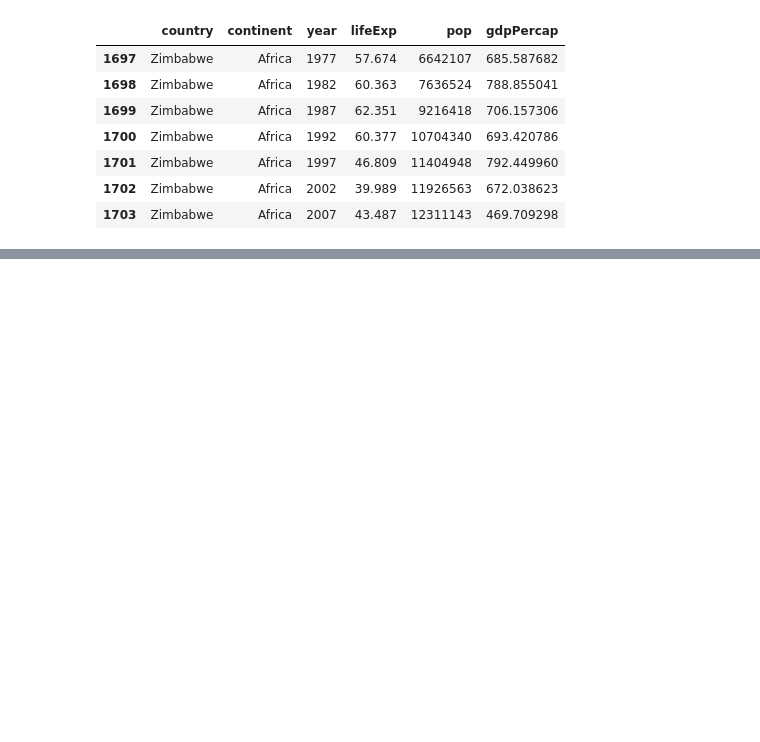
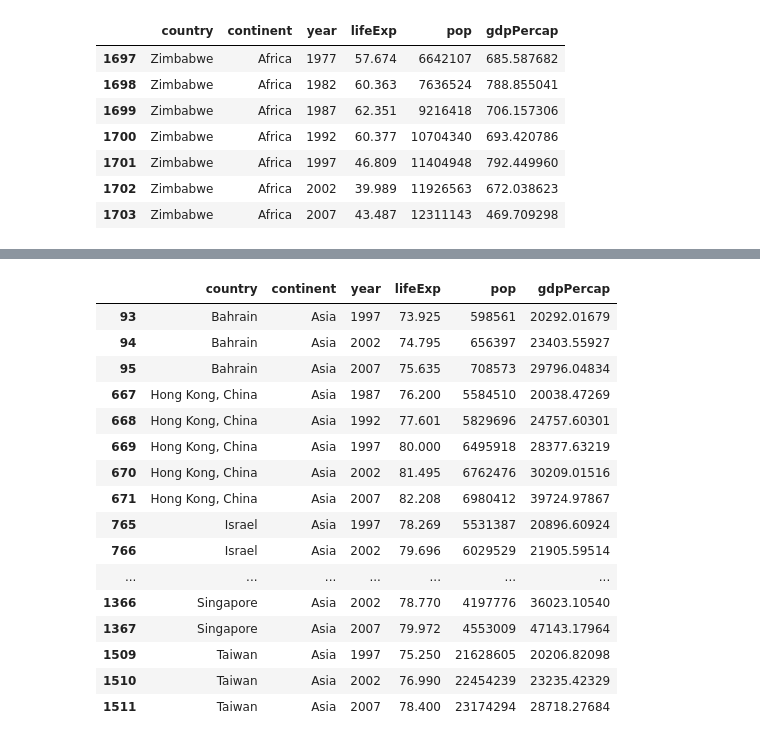
Before and after one commit to JakeOh/202006_iw_pyda_wkd, a Jupyter notebook: py11_dataframe.ipynb, the cells around one changed output, grey strips where cells are left out. Cells and saved outputs as stored; diff of their text form; code cells hidden in the pictures; blank space fills up the shorter version.

```diff
--- a/py11_dataframe.ipynb
+++ b/py11_dataframe.ipynb
@@ -94,0 +205,24 @@ gapminder.iloc[-7:]
+# %%
+# Asia 대륙에서 1인당 GDP가 20,000 이상인 자료에서
+# 나라 이름, 연도, 1인당 GDP를 출력
+subset = gapminder[(gapminder['continent'] == 'Asia') &
+                   (gapminder['gdpPercap'] >= 20_000)]
+subset
+# %% [output]
+|  | country | continent | year | lifeExp | pop | gdpPercap |
+| 93 | Bahrain | Asia | 1997 | 73.925 | 598561 | 20292.01679 |
+| 94 | Bahrain | Asia | 2002 | 74.795 | 656397 | 23403.55927 |
+| 95 | Bahrain | Asia | 2007 | 75.635 | 708573 | 29796.04834 |
+| 667 | Hong Kong, China | Asia | 1987 | 76.200 | 5584510 | 20038.47269 |
+| 668 | Hong Kong, China | Asia | 1992 | 77.601 | 5829696 | 24757.60301 |
+| 669 | Hong Kong, China | Asia | 1997 | 80.000 | 6495918 | 28377.63219 |
+| 670 | Hong Kong, China | Asia | 2002 | 81.495 | 6762476 | 30209.01516 |
+| 671 | Hong Kong, China | Asia | 2007 | 82.208 | 6980412 | 39724.97867 |
+| 765 | Israel | Asia | 1997 | 78.269 | 5531387 | 20896.60924 |
+| 766 | Israel | Asia | 2002 | 79.696 | 6029529 | 21905.59514 |
+| ... | ... | ... | ... | ... | ... | ... |
+| 1366 | Singapore | Asia | 2002 | 78.770 | 4197776 | 36023.10540 |
+| 1367 | Singapore | Asia | 2007 | 79.972 | 4553009 | 47143.17964 |
+| 1509 | Taiwan | Asia | 1997 | 75.250 | 21628605 | 20206.82098 |
+| 1510 | Taiwan | Asia | 2002 | 76.990 | 22454239 | 23235.42329 |
+| 1511 | Taiwan | Asia | 2007 | 78.400 | 23174294 | 28718.27684 |
```
Also changed, not shown: parts of 9 cells of this notebook.
